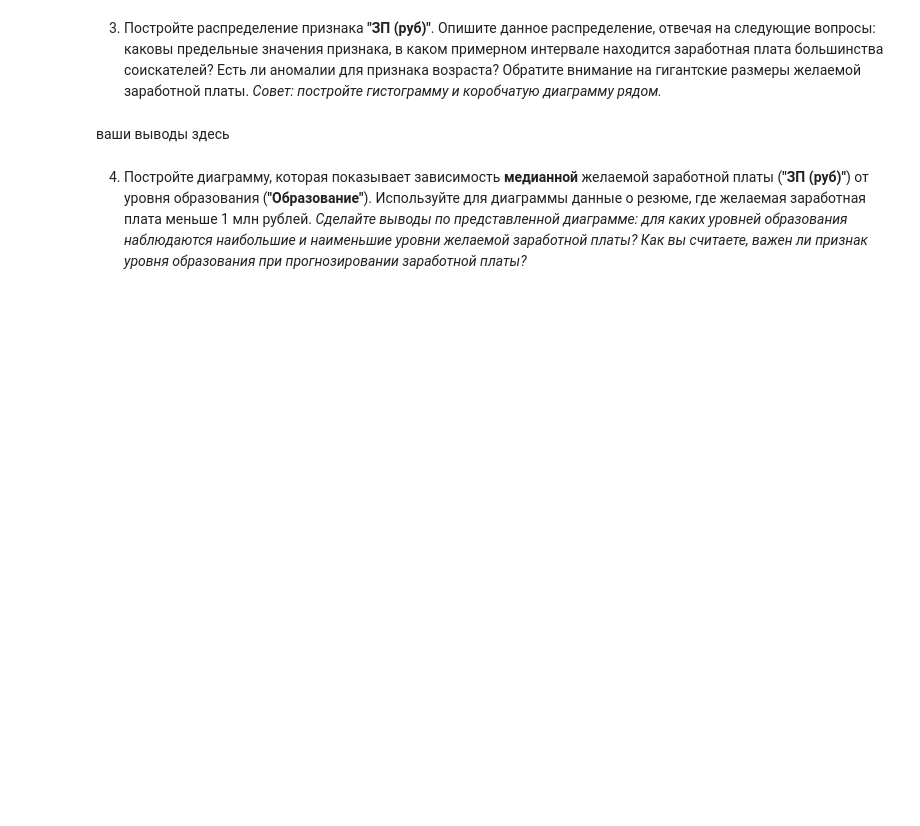
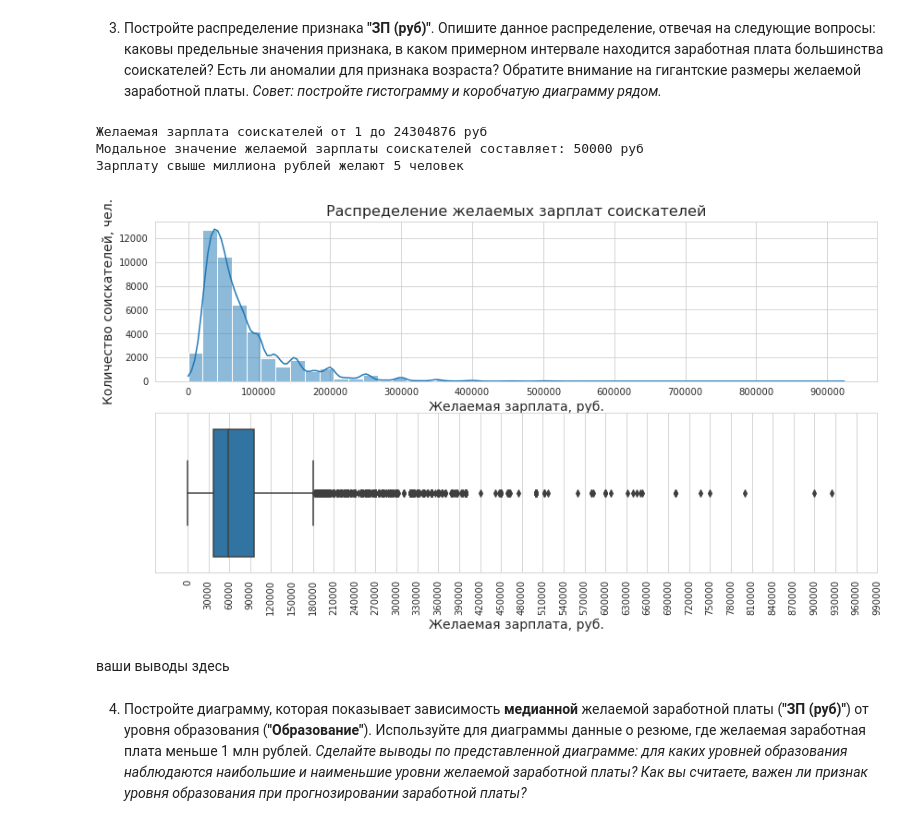
Before and after one commit to SergeyObukhov/sf_data_science, a Jupyter notebook: projekt_1/Project_1.ipynb, the cells around one changed output. Cells and saved outputs as stored; diff of their text form; code cells hidden in the pictures; blank space fills up the shorter version.

```diff
--- a/projekt_1/Project_1.ipynb
+++ b/projekt_1/Project_1.ipynb
@@ -571,7 +621,47 @@ print(f'Медианная зарплата соискателей состав
 3. Постройте распределение признака **"ЗП (руб)"**. Опишите данное распределение, отвечая на следующие вопросы: каковы предельные значения признака, в каком примерном интервале находится заработная плата большинства соискателей? Есть ли аномалии для признака возраста? Обратите внимание на гигантские размеры желаемой заработной платы.
 *Совет: постройте гистограмму и коробчатую диаграмму рядом.*
 # %%
-# ваш код здесь
+sns.set_style('whitegrid')
+# чтобы график был немного читаемым будем смотреть соискателей меньше миллиона
+mask_emissions = hh_df['ЗП (руб)'] < 1000000
+
+fig, axes = plt.subplots(nrows=2, ncols=1, figsize=(14,7))
+plt.xticks(rotation=90)
+axes[0].set_title('Распределение желаемых зарплат соискателей', fontsize=16);
+hist3 = sns.histplot(
+    data=hh_df[mask_emissions],
+    x='ЗП (руб)',
+    bins=45,
+    kde=True,
+    ax=axes[0]
+);
+hist3.set_xlabel('Желаемая зарплата, руб.', fontsize=14);
+hist3.set_ylabel('Количество соискателей, чел.', fontsize=14);
+hist3.set_xticks(range(0, 1000000, 100000));
+
+boxplot3 = sns.boxplot(
+    data=hh_df[mask_emissions],
+    x='ЗП (руб)',
+    orient='h',
+    width=0.8,
+    ax=axes[1]
+);
+boxplot3.set_xlabel('Желаемая зарплата, руб.', fontsize=14);
+boxplot3.set_xticks(range(0, 1000000, 30000))
+
+# ответ на задание 4.3
+sal_min = round(hh_df['ЗП (руб)'].min())
+sal_max = round(hh_df['ЗП (руб)'].max())
+print(f'Желаемая зарплата соискателей от {sal_min} до {sal_max} руб')
+sal_mode = round(hh_df['ЗП (руб)'].mode()[0])
+print(f'Модальное значение желаемой зарплаты соискателей составляет: {sal_mode} руб')
+over_million = hh_df[hh_df['ЗП (руб)'] > 1000000].shape[0]
+print(f'Зарплату свыше миллиона рублей желают {over_million} человек')
+# %% [output]
+Желаемая зарплата соискателей от 1 до 24304876 руб
+Модальное значение желаемой зарплаты соискателей составляет: 50000 руб
+Зарплату свыше миллиона рублей желают 5 человек
+[figure, added]
 # %% [markdown]
 ваши выводы здесь
 # %% [markdown]
```
Also changed, not shown: parts of 6 cells of this notebook.
